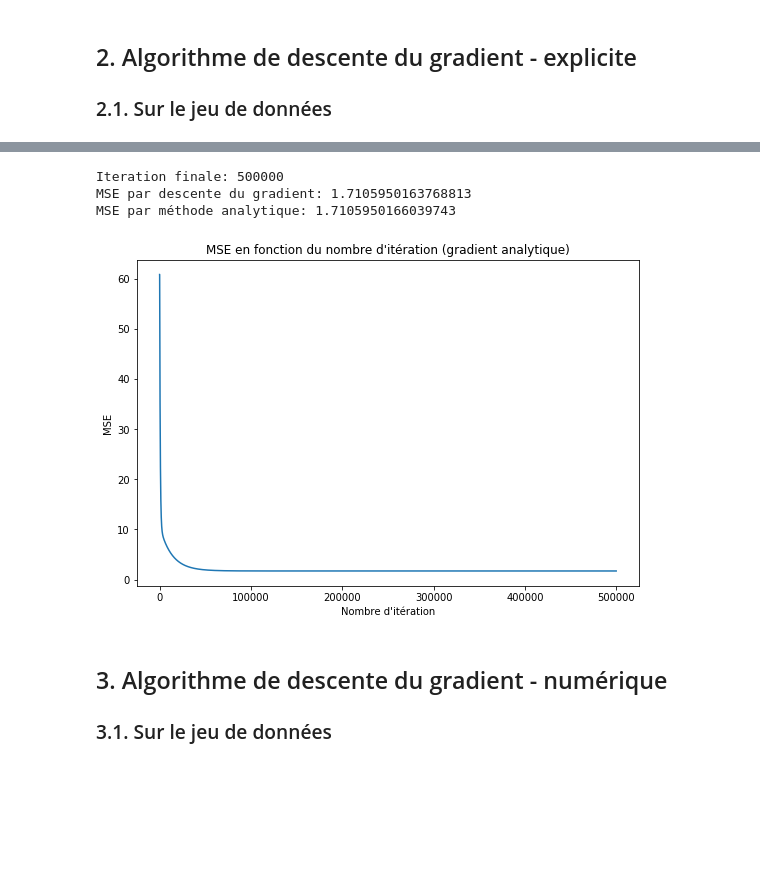
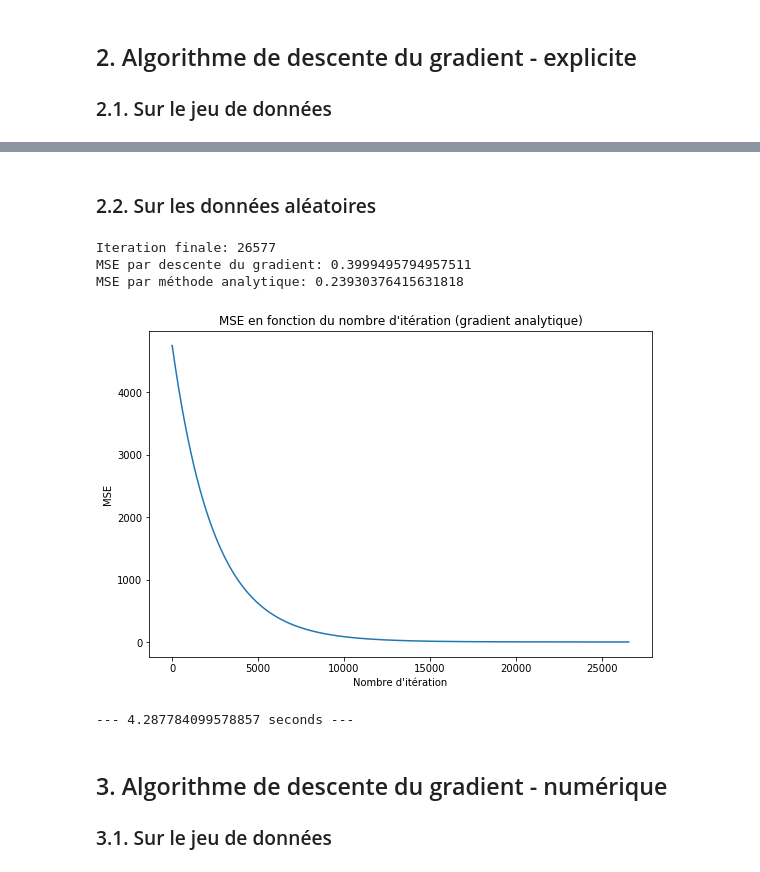
Before and after one commit to glaiveVII/bigdata, a Jupyter notebook: maths/TP1 - PELEGRI RAYMOND.ipynb, the cells around one changed output, grey strips where cells are left out. Drawn from its saved outputs; the diff is of its cells as text; code cells hidden in the pictures; blank space fills up the shorter version.

Commit message:
CPU time is fine ! Working on report now

```diff
--- a/maths/TP1 - PELEGRI RAYMOND.ipynb
+++ b/maths/TP1 - PELEGRI RAYMOND.ipynb
@@ -128,5 +198,26 @@ Y = Y.to_numpy() # Conversion pour les opérations à venir
+# %% [markdown]
+### 2.2. Sur les données aléatoires
+# %%
+n = 1000
+p = 5
+# Generate fetures, outputs, and true coefficient of 100 samples,
+features, output, coef = make_regression(n_samples = n,
+                                         # three features
+                                         n_features = p,
+                                         # where only two features are useful,
+                                         n_informative = 2,
+                                         # a single target value per observation
+                                         n_targets = 1,
+                                         # 0.5 standard deviation of the guassian noise
+                                         noise = 0.5,
+                                         # show the true coefficient used to generated the data
+                                         coef = True)
+X = features
+Y = output
+n_var = p
 # %%
 # Hyperparamètres
+start_time = time.time()
 ALPHA = 0.0001  #  taux d'apprentissage
 EPOCHS = 500000  #  number of iterations to perform gradient descent
 EPS = 0.4  #  Epsilon
@@ -138,37 +229,40 @@ MSE[0] = (np.sum((Y - sum(np.transpose(X*beta_hat)))**2))/n
 
 # Descente du gradient
 i = 0
 while MSE[i] > EPS and i < EPOCHS:
     i += 1
     # prédiction de Y
     Y_pred = sum(np.transpose(X*beta_hat))
 
     for j in range(0,n_var):
         beta_hat[j] = beta_hat[j] + ALPHA * (2*np.sum((Y-Y_pred)*X[:,j]))/n
 
     MSE[i] = (np.sum((Y - Y_pred)**2))/n
 
 print("Iteration finale:",i)
 print("MSE par descente du gradient:",MSE[i])
 
 beta_hat = np.dot(np.linalg.inv(np.dot(X.T,X)+0.00001*np.random.rand(n_var, n_var)),np.dot(X.T,Y))
 
 MSE2 = sum((Y - sum(np.transpose(X*beta_hat)))**2)/n
 print("MSE par méthode analytique:",MSE2)
 
 # Configuration du plot
 x_axis = np.arange(0, i)
 plt.figure(figsize=(9,6))
 plt.plot(x_axis,MSE[0:i])
 plt.title("MSE en fonction du nombre d'itération (gradient analytique)")
 plt.xlabel("Nombre d'itération")
 plt.ylabel("MSE")
 plt.show()
+print("  ")
+print("--- %s seconds ---" % (time.time() - start_time))
 # %% [output]
-Iteration finale: 500000
-MSE par descente du gradient: 1.7105950163768813
-MSE par méthode analytique: 1.7105950166039743
+Iteration finale: 26577
+MSE par descente du gradient: 0.3999495794957511
+MSE par méthode analytique: 0.23930376415631818
-[figure, old version]
+[figure, new version]
+--- 4.287784099578857 seconds ---
 # %% [markdown]
 ## 3. Algorithme de descente du gradient - numérique
 ### 3.1. Sur le jeu de données
```
Also changed, not shown: parts of 22 cells of this notebook.
